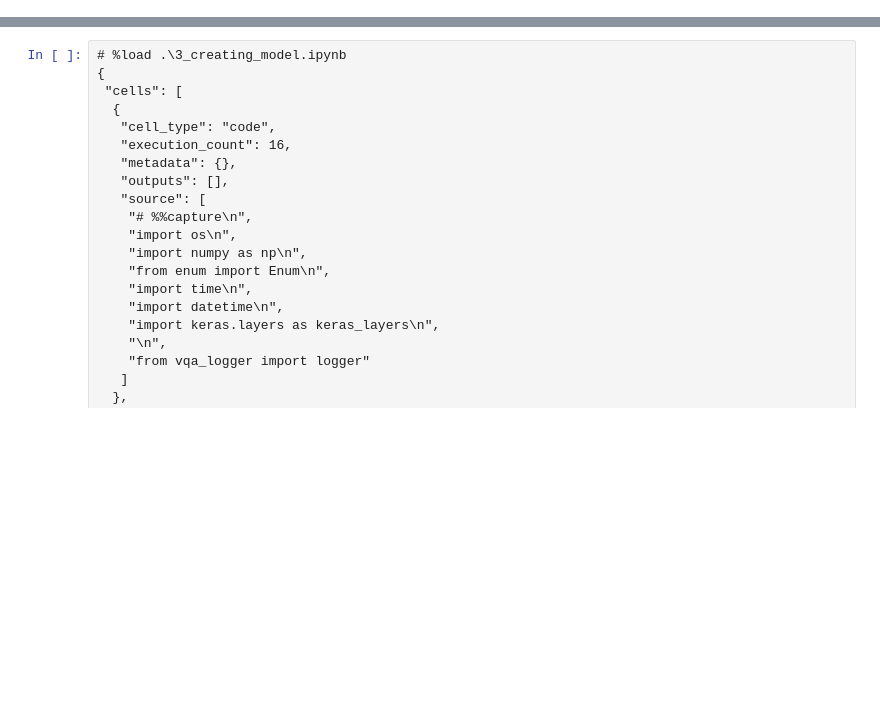
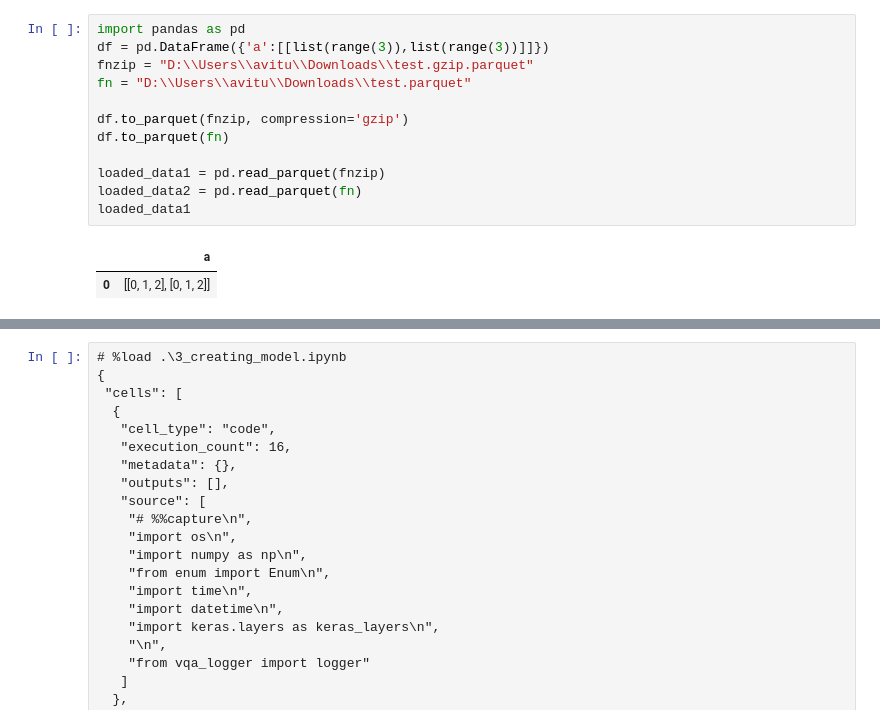
Before and after one commit to turner11/VQA-MED, a Jupyter notebook: VQA-MED/VQA.Python/Untitled.ipynb, the cells around one changed output, grey strips where cells are left out. Saved outputs shown, nothing was run; the diff lists cells and outputs as text; blank space fills up the shorter version.

```diff
--- a/VQA-MED/VQA.Python/Untitled.ipynb
+++ b/VQA-MED/VQA.Python/Untitled.ipynb
@@ -0,0 +1,15 @@
+# %%
+import pandas as pd
+df = pd.DataFrame({'a':[[list(range(3)),list(range(3))]]})
+fnzip = "D:\\Users\\avitu\\Downloads\\test.gzip.parquet"
+fn = "D:\\Users\\avitu\\Downloads\\test.parquet"
+
+df.to_parquet(fnzip, compression='gzip')
+df.to_parquet(fn)
+
+loaded_data1 = pd.read_parquet(fnzip)
+loaded_data2 = pd.read_parquet(fn)
+loaded_data1
+# %% [output]
+|  | a |
+| 0 | [[0, 1, 2], [0, 1, 2]] |
```
Also changed, not shown: parts of 2 cells of this notebook, 14 other files.
